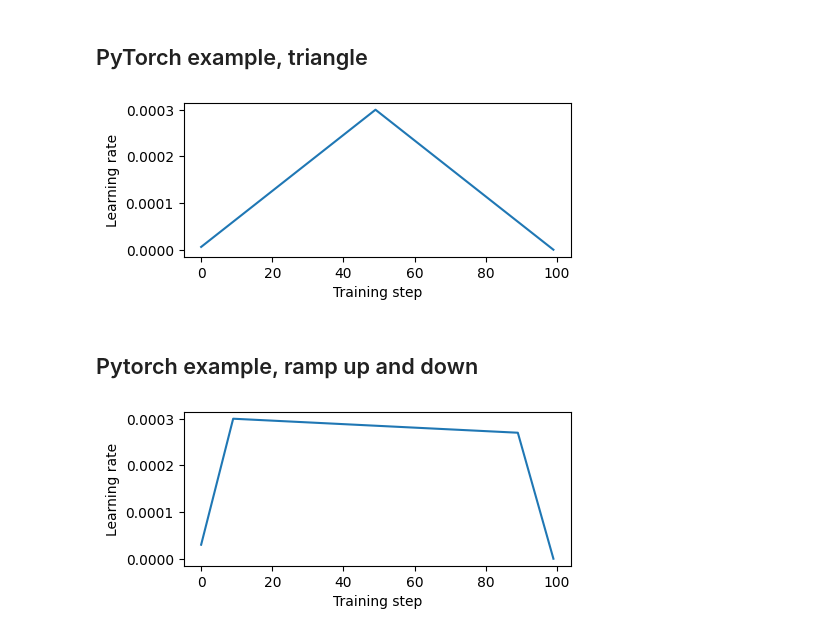
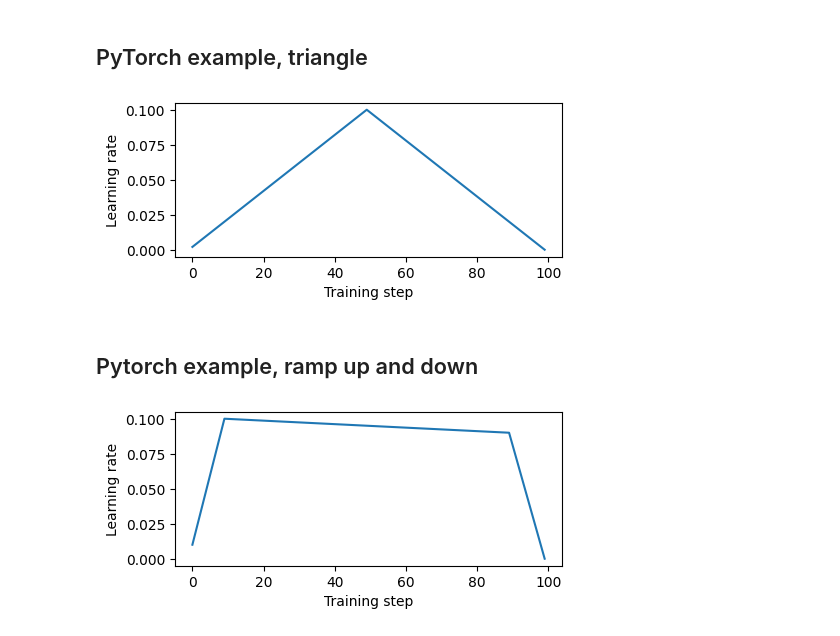
Before and after one commit to sradc/lr_schedules, a Jupyter notebook: README.ipynb, the cells around one changed output. Saved outputs shown, nothing was run; the diff lists cells and outputs as text; code cells hidden in the pictures.

```diff
--- a/README.ipynb
+++ b/README.ipynb
@@ -12,10 +12,8 @@ import torch
 times = [0, 0.5, 1]
 values = [0, 1, 0]
 
-W = torch.randn(10, 10, requires_grad=True)
-optimizer = torch.optim.AdamW(
-    [W], lr=3e-4, betas=(0.9, 0.98), eps=1e-9, weight_decay=0.01
-)
+W = torch.tensor([1.0], requires_grad=True)
+optimizer = torch.optim.SGD([W], lr=0.1)
 linear_scheduler = LinearScheduler(times, values, total_training_steps=100)
 scheduler = torch.optim.lr_scheduler.LambdaLR(optimizer, linear_scheduler)
 
@@ -34,33 +32,31 @@ plt.xlabel("Training step")
 plt.ylabel("Learning rate")
 plt.show()
 # %% [output]
-[figure, old version]
+[figure, new version]
 # %% [markdown]
 ## Pytorch example, ramp up and down
 # %%
 times = [0, 0.1, 0.9, 1]
 values = [0, 1, 0.9, 0]
 
-W = torch.randn(10, 10, requires_grad=True)
-optimizer = torch.optim.AdamW(
-    [W], lr=3e-4, betas=(0.9, 0.98), eps=1e-9, weight_decay=0.01
-)
+W = torch.tensor([1.0], requires_grad=True)
+optimizer = torch.optim.SGD([W], lr=0.1)
 linear_scheduler = LinearScheduler(times, values, total_training_steps=100)
 scheduler = torch.optim.lr_scheduler.LambdaLR(optimizer, linear_scheduler)
 
 lr_vals = []
 for step in range(100):
     optimizer.zero_grad()
     loss = torch.sum(W**2)
     loss.backward()
     optimizer.step()
     scheduler.step()
     lr_vals.append(optimizer.param_groups[0]["lr"])
 
 plt.figure(figsize=(5, 2))
 plt.plot(lr_vals)
 plt.xlabel("Training step")
 plt.ylabel("Learning rate")
 plt.show()
 # %% [output]
-[figure, old version]
+[figure, new version]
```
Also changed, not shown: parts of 2 cells of this notebook, 1 other file.
